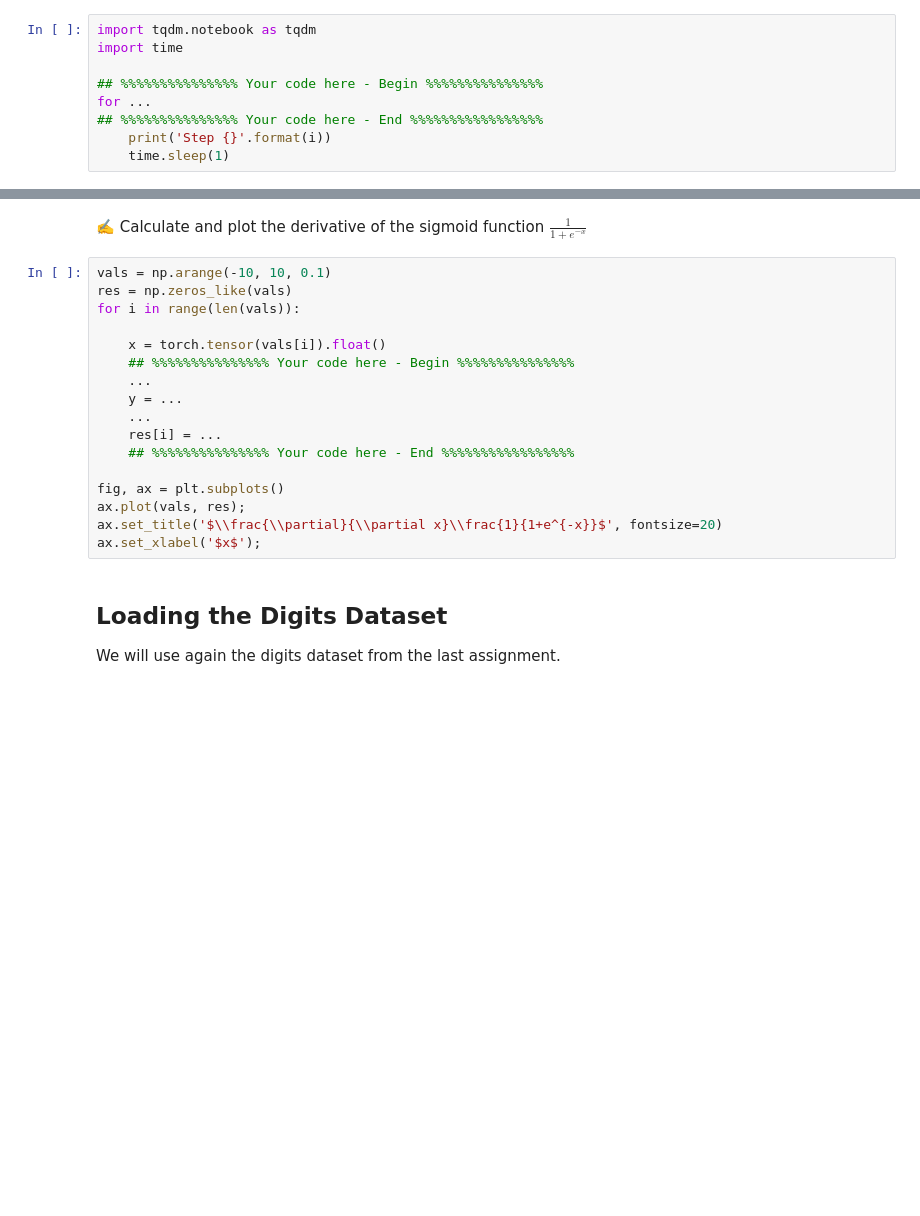
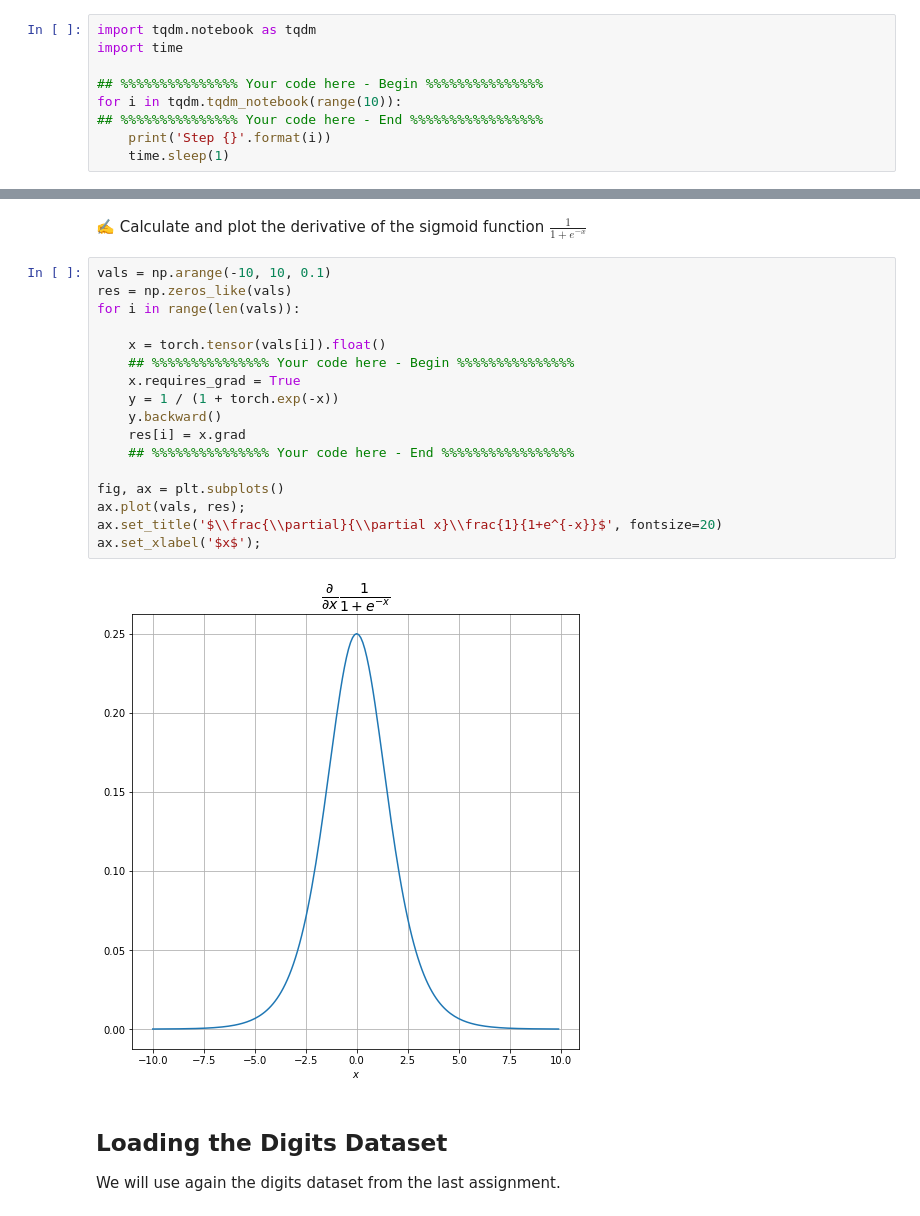
Before and after one commit to nateRot/portfolio, a Jupyter notebook: Assignments/assignment_5/assignment_5.ipynb, the cells around one changed output, grey strips where cells are left out. Saved outputs shown, nothing was run; the diff lists cells and outputs as text; blank space fills up the shorter version.

```diff
--- a/Assignments/assignment_5/assignment_5.ipynb
+++ b/Assignments/assignment_5/assignment_5.ipynb
@@ -108,7 +113,7 @@ import tqdm.notebook as tqdm
 import time
 
 ## %%%%%%%%%%%%%%% Your code here - Begin %%%%%%%%%%%%%%%
-for ...
+for i in tqdm.tqdm_notebook(range(10)):
 ## %%%%%%%%%%%%%%% Your code here - End %%%%%%%%%%%%%%%%%
     print('Step {}'.format(i))
     time.sleep(1)
@@ -267,20 +336,22 @@ In this case, we did not have to clear any previous calculation since we did yet
 # %%
 vals = np.arange(-10, 10, 0.1)
 res = np.zeros_like(vals)
 for i in range(len(vals)):
 
     x = torch.tensor(vals[i]).float()
     ## %%%%%%%%%%%%%%% Your code here - Begin %%%%%%%%%%%%%%%
-    ...
-    y = ...
-    ...
-    res[i] = ...
+    x.requires_grad = True
+    y = 1 / (1 + torch.exp(-x))
+    y.backward()
+    res[i] = x.grad
     ## %%%%%%%%%%%%%%% Your code here - End %%%%%%%%%%%%%%%%%
 
 fig, ax = plt.subplots()
 ax.plot(vals, res);
 ax.set_title('$\\frac{\\partial}{\\partial x}\\frac{1}{1+e^{-x}}$', fontsize=20)
 ax.set_xlabel('$x$');
+# %% [output]
+[figure, added]
 # %% [markdown]
 ## Loading the Digits Dataset
 
```
Also changed, not shown: parts of 17 cells of this notebook.
